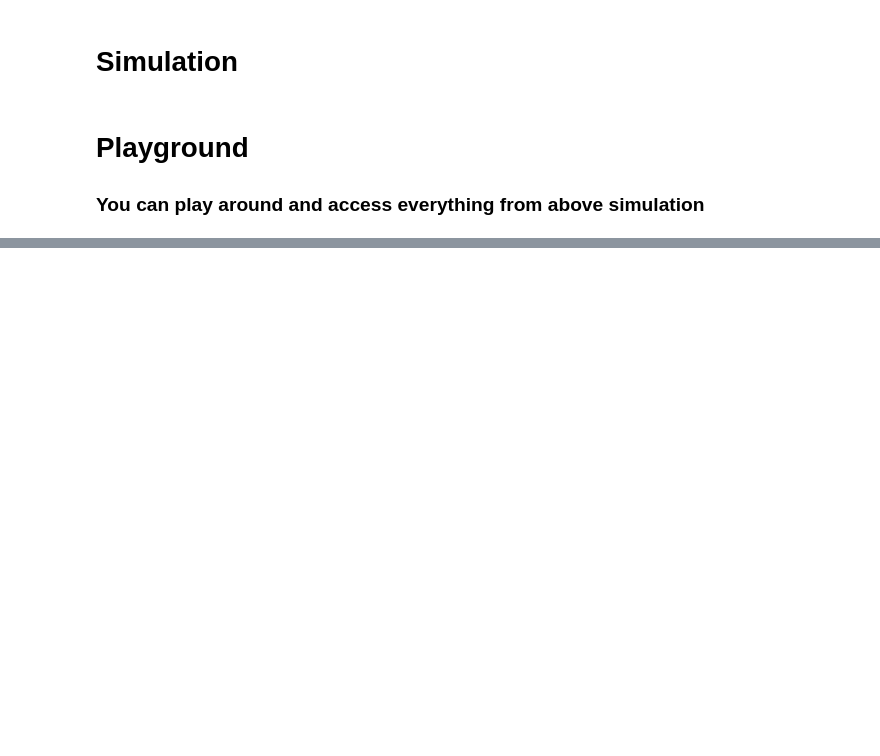
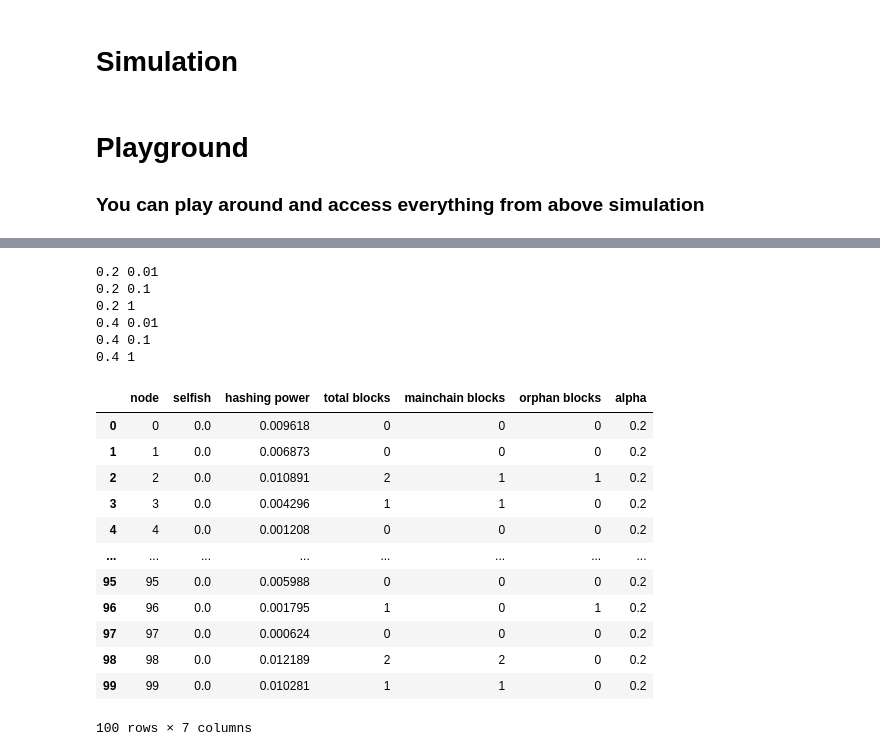
Before and after one commit to casparschwa/selfish_mining_abm, a Jupyter notebook: notebooks/testing.ipynb, the cells around one changed output, grey strips where cells are left out. Saved outputs shown, nothing was run; the diff lists cells and outputs as text; code cells hidden in the pictures; blank space fills up the shorter version.

```diff
--- a/notebooks/testing.ipynb
+++ b/notebooks/testing.ipynb
@@ -368,0 +195,62 @@ def get_chainsplit_stats():
+# %%
+alphas = [0.2, 0.4]
+gammas = [0.01,0.1,1]
+
+parameter_list = list(itertools.product(alphas, gammas))
+for parameters in parameter_list:
+    alpha, gamma = parameters
+    print(alpha, gamma)
+# %% [output]
+0.2 0.01
+0.2 0.1
+0.2 1
+0.4 0.01
+0.4 0.1
+0.4 1
+# %%
+node_ids = []
+for node in model.nodes:
+    node_ids.append(node.id)
+
+is_selfish = list(model.is_selfish)
+hashing_power = model.hashing_power
+# %%
+model.block_tree.tag_main_chain()
+num_blocks_mined_by = [0] * len(node_ids) # all blocks
+num_mc_blocks_mined_by = [0] * len(node_ids) # main chain
+num_oc_blocks_mined_by = [0] * len(node_ids) # off chain
+
+for block in model.block_tree.tree.nodes:
+    if model.block_tree.attributes[block]["miner"] == "genesis":
+        continue
+    miner = model.block_tree[block]["miner"]
+    if model.block_tree.attributes[block]["main_chain"]:
+        num_mc_blocks_mined_by[miner] += 1
+    else:
+        num_oc_blocks_mined_by[miner] += 1
+    num_blocks_mined_by[miner] += 1
+# %%
+data_list = [node_ids, is_selfish, hashing_power, num_blocks_mined_by, num_mc_blocks_mined_by, num_oc_blocks_mined_by]
+columns = ["node", "selfish", "hashing power", "total blocks", "mainchain blocks", "orphan blocks"]
+
+df = pd.DataFrame(columns=columns)
+for (index, column) in enumerate(columns):
+    df[column] = data_list[index]
+# %%
+df["alpha"] = 0.2
+# %%
+df
+# %% [output]
+|  | node | selfish | hashing power | total blocks | mainchain blocks | orphan blocks | alpha |
+| 0 | 0 | 0.0 | 0.009618 | 0 | 0 | 0 | 0.2 |
+| 1 | 1 | 0.0 | 0.006873 | 0 | 0 | 0 | 0.2 |
+| 2 | 2 | 0.0 | 0.010891 | 2 | 1 | 1 | 0.2 |
+| 3 | 3 | 0.0 | 0.004296 | 1 | 1 | 0 | 0.2 |
+| 4 | 4 | 0.0 | 0.001208 | 0 | 0 | 0 | 0.2 |
+| ... | ... | ... | ... | ... | ... | ... | ... |
+| 95 | 95 | 0.0 | 0.005988 | 0 | 0 | 0 | 0.2 |
+| 96 | 96 | 0.0 | 0.001795 | 1 | 0 | 1 | 0.2 |
+| 97 | 97 | 0.0 | 0.000624 | 0 | 0 | 0 | 0.2 |
+| 98 | 98 | 0.0 | 0.012189 | 2 | 2 | 0 | 0.2 |
+| 99 | 99 | 0.0 | 0.010281 | 1 | 1 | 0 | 0.2 |
+100 rows × 7 columns
```
Also changed, not shown: parts of 13 cells of this notebook, 7 other files.
